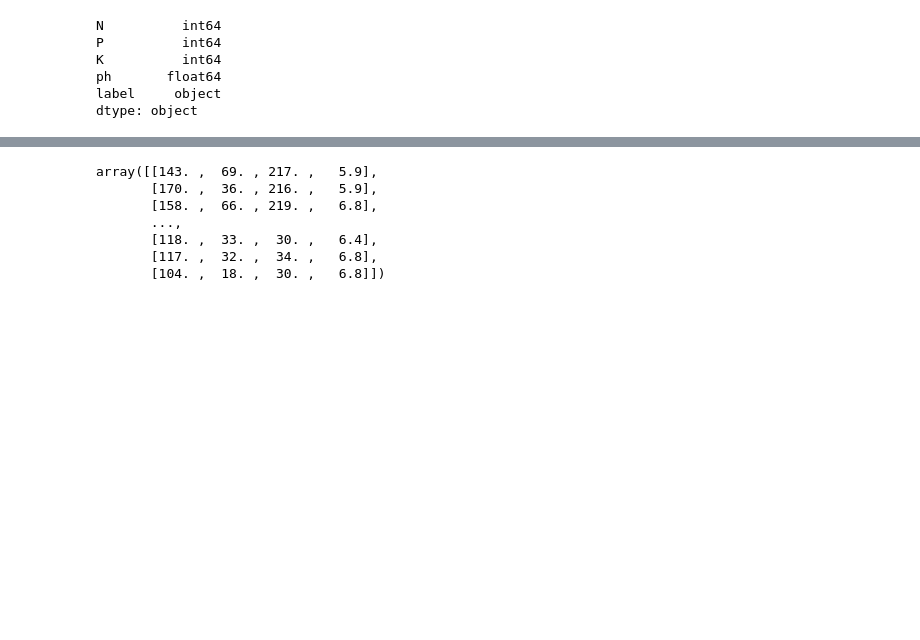
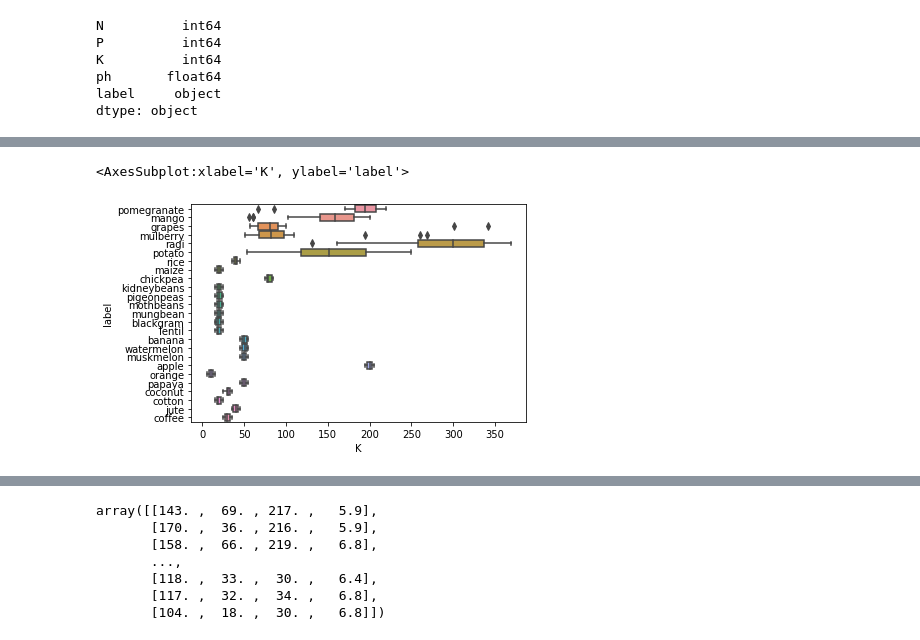
Before and after one commit to Kalrakhush/AgriGuide, a Jupyter notebook: AgriGuide.ipynb, the cells around one changed output, grey strips where cells are left out. Drawn from its saved outputs; the diff is of its cells as text; code cells hidden in the pictures; blank space fills up the shorter version.

```diff
--- a/AgriGuide.ipynb
+++ b/AgriGuide.ipynb
@@ -24,0 +57,6 @@ dtype: object
+# %%
+
+sns.boxplot(x='K', y='label',data=df)
+# %% [output]
+<AxesSubplot:xlabel='K', ylabel='label'>
+[figure, added]
```
Also changed, not shown: parts of 10 cells of this notebook, 3 other files.
